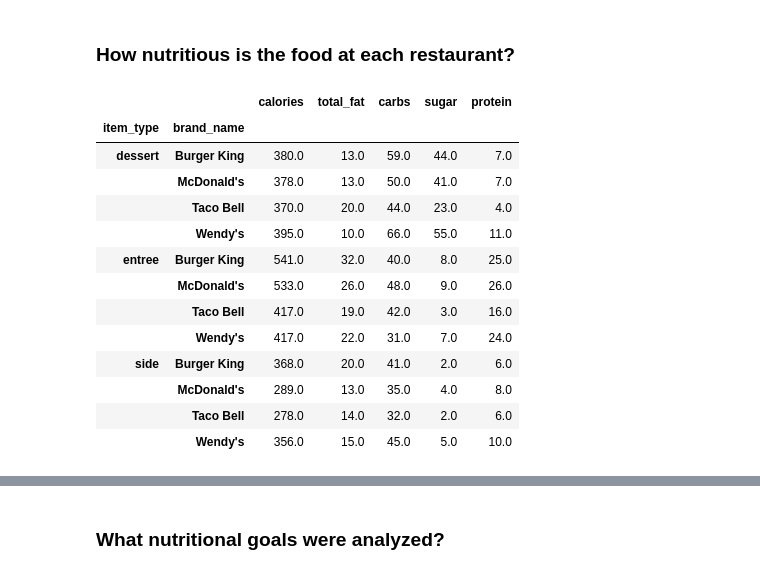
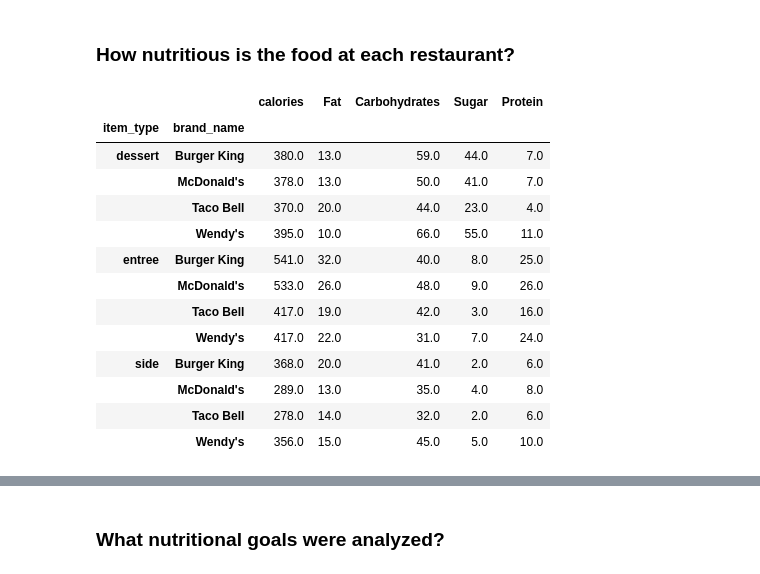
Before and after one commit to jenzhenky/fast_food, a Jupyter notebook: fast_food_analysis.ipynb, the cells around one changed output, grey strips where cells are left out. Cells and saved outputs as stored; diff of their text form; code cells hidden in the pictures.

```diff
--- a/fast_food_analysis.ipynb
+++ b/fast_food_analysis.ipynb
@@ -20,20 +22,20 @@ from IPython.display import Image
 ### Import menu, meal, and goal data
 # %%
 # df_menu contains the nutritional information for every menu item at each restaurant.
-df_menu = pd.read_csv(r'C:\Users\Jenny\menu_nf.csv', index_col=0)
+df_menu = pd.read_csv(r'C:\Users\Jenny\fast_food\menu_nf.csv', index_col=0)
 
 # df_goal_daily contains daily nutritional goals based on four scenarios: 1500, 2000, 2500, and 2500 calories per day.
 # df_goal_meal contains the nutritional goals for this fast food meal, assuming it represents 40% of the daily goal's nutrition.
-df_goal_daily = pd.read_csv(r'C:\Users\Jenny\goal_daily.csv', index_col=0)
-df_goal_meal = pd.read_csv(r'C:\Users\Jenny\goal_meal.csv', index_col=0)
+df_goal_daily = pd.read_csv(r'C:\Users\Jenny\fast_food\goal_daily.csv', index_col=0)
+df_goal_meal = pd.read_csv(r'C:\Users\Jenny\fast_food\goal_meal.csv', index_col=0)
 
 # df_meal_0 contains the meal combination options for scenario_0 (1500 calories per day).
 # df_meal_1 assumes 2000 calories, df_meal_2 assumes 2500 calories, and df_meal_3 assumes 3000 calories.
 # Each df_meal dataframe has three meal_types: entree_only, entree_side, and entree_side_dessert.
-df_meal_0 = pd.read_csv(r'C:\Users\Jenny\meal_0.csv', index_col=0)
-df_meal_1 = pd.read_csv(r'C:\Users\Jenny\meal_1.csv', index_col=0)
-df_meal_2 = pd.read_csv(r'C:\Users\Jenny\meal_2.csv', index_col=0)
-df_meal_3 = pd.read_csv(r'C:\Users\Jenny\meal_3.csv', index_col=0)
+df_meal_0 = pd.read_csv(r'C:\Users\Jenny\fast_food\meal_0.csv', index_col=0)
+df_meal_1 = pd.read_csv(r'C:\Users\Jenny\fast_food\meal_1.csv', index_col=0)
+df_meal_2 = pd.read_csv(r'C:\Users\Jenny\fast_food\meal_2.csv', index_col=0)
+df_meal_3 = pd.read_csv(r'C:\Users\Jenny\fast_food\meal_3.csv', index_col=0)
 # %%
 # Remove and reorder columns from df_menu.
 df_menu = df_menu.drop(['dietary_fiber','brand_id', 'last_updated','serving_size_qty','serving_size_unit', 'serving_weight_grams', 'servings_per_container'], axis=1)
@@ -51,9 +53,10 @@ df_menu.head(5)
 # %%
 # Average macronutrient profile for each item_type
 df_group_brand = df_menu.groupby(['item_type','brand_name'])[['calories','total_fat','carbs','sugar','protein']].mean().round().drop(['misc', 'drink'])
+df_group_brand = df_group_brand.rename({'total_fat':'Fat', 'carbs':'Carbohydrates', 'sugar':'Sugar', 'protein':'Protein'}, axis=1)
 df_group_brand
 # %% [output]
-|  |  | calories | total_fat | carbs | sugar | protein |
+|  |  | calories | Fat | Carbohydrates | Sugar | Protein |
 | item_type | brand_name |  |  |  |  |  |
 | dessert | Burger King | 380.0 | 13.0 | 59.0 | 44.0 | 7.0 |
 |  | McDonald's | 378.0 | 13.0 | 50.0 | 41.0 | 7.0 |
```
Also changed, not shown: parts of 13 cells of this notebook, 1 other file.
